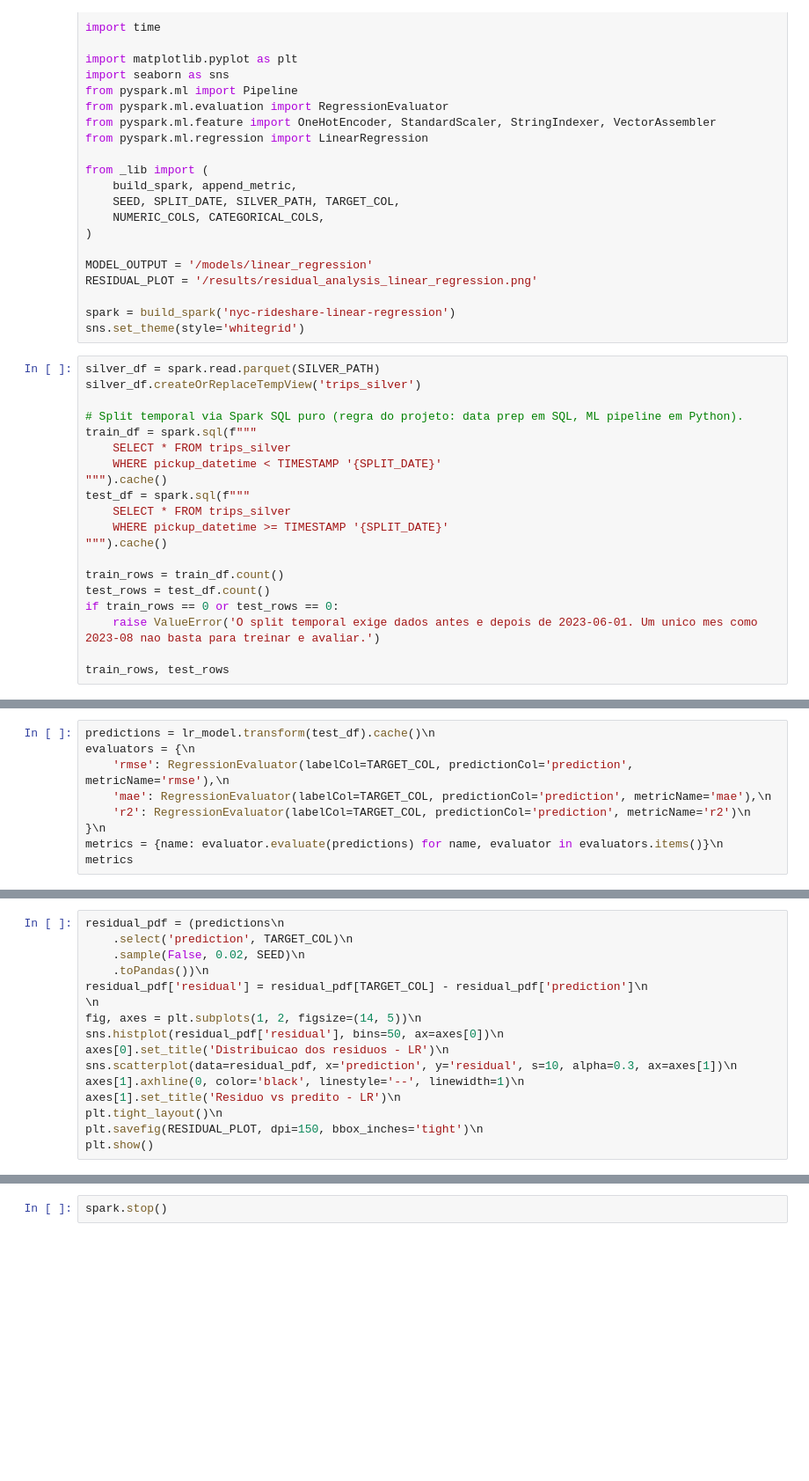
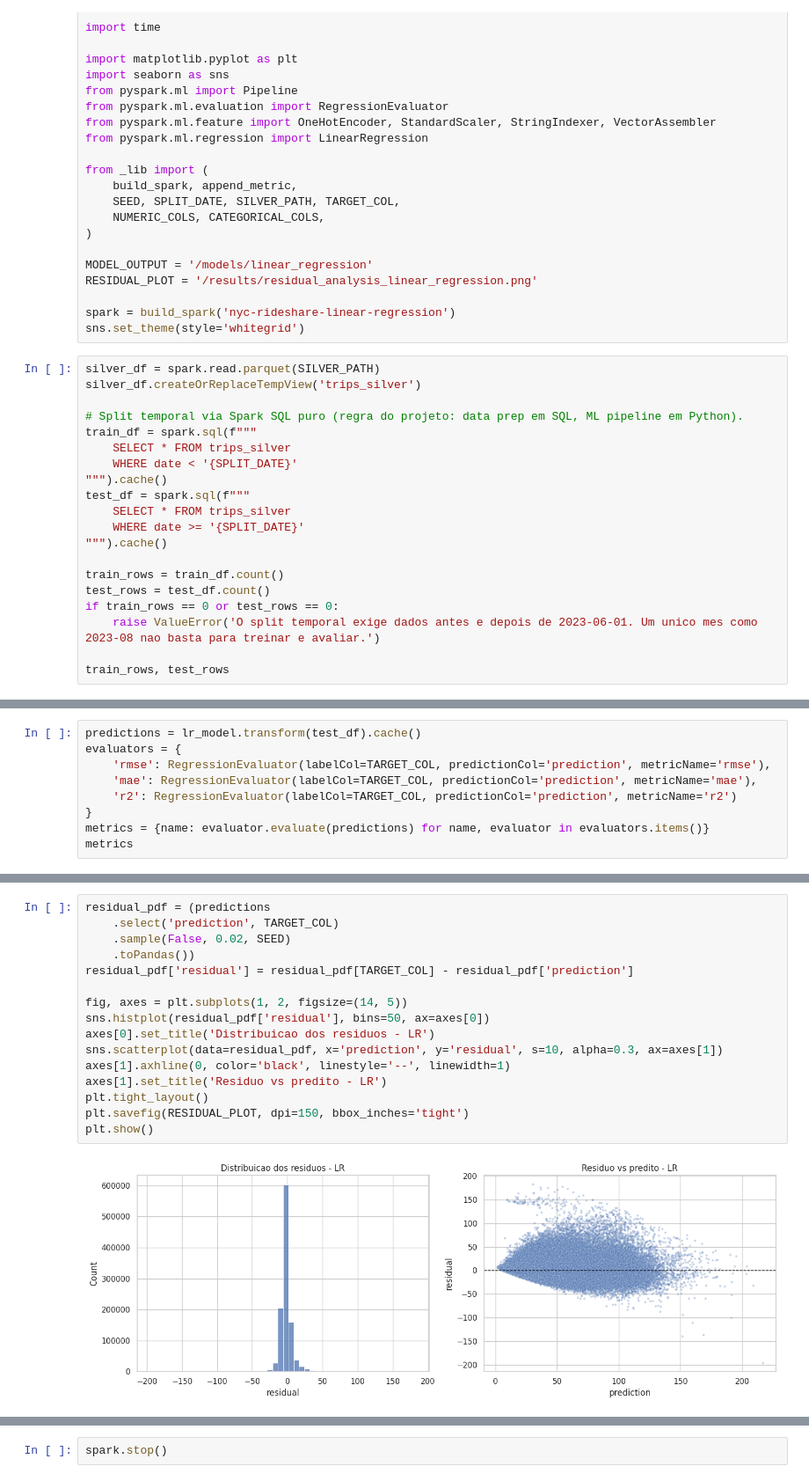
Before and after one commit to waizbart/nyc-rideshare-fare-prediction, a Jupyter notebook: notebooks/03_linear_regression.ipynb, the cells around one changed output, grey strips where cells are left out. Shown at 88% size. Saved outputs shown, nothing was run; the diff lists cells and outputs as text; blank space fills up the shorter version.

```diff
--- a/notebooks/03_linear_regression.ipynb
+++ b/notebooks/03_linear_regression.ipynb
@@ -33,11 +33,11 @@ silver_df.createOrReplaceTempView('trips_silver')
 # Split temporal via Spark SQL puro (regra do projeto: data prep em SQL, ML pipeline em Python).
 train_df = spark.sql(f"""
     SELECT * FROM trips_silver
-    WHERE pickup_datetime < TIMESTAMP '{SPLIT_DATE}'
+    WHERE date < '{SPLIT_DATE}'
 """).cache()
 test_df = spark.sql(f"""
     SELECT * FROM trips_silver
-    WHERE pickup_datetime >= TIMESTAMP '{SPLIT_DATE}'
+    WHERE date >= '{SPLIT_DATE}'
 """).cache()
 
 train_rows = train_df.count()
@@ -80,9 +84,9 @@ print(f'Modelo salvo em {MODEL_OUTPUT} | treino: {train_seconds:.2f}s')
 # %%
-predictions = lr_model.transform(test_df).cache()\n
-evaluators = {\n
-    'rmse': RegressionEvaluator(labelCol=TARGET_COL, predictionCol='prediction', metricName='rmse'),\n
-    'mae': RegressionEvaluator(labelCol=TARGET_COL, predictionCol='prediction', metricName='mae'),\n
-    'r2': RegressionEvaluator(labelCol=TARGET_COL, predictionCol='prediction', metricName='r2')\n
-}\n
-metrics = {name: evaluator.evaluate(predictions) for name, evaluator in evaluators.items()}\n
+predictions = lr_model.transform(test_df).cache()
+evaluators = {
+    'rmse': RegressionEvaluator(labelCol=TARGET_COL, predictionCol='prediction', metricName='rmse'),
+    'mae': RegressionEvaluator(labelCol=TARGET_COL, predictionCol='prediction', metricName='mae'),
+    'r2': RegressionEvaluator(labelCol=TARGET_COL, predictionCol='prediction', metricName='r2')
+}
+metrics = {name: evaluator.evaluate(predictions) for name, evaluator in evaluators.items()}
 metrics
@@ -118,19 +144,21 @@ ORDER BY distance_bucket\n
 # %%
-residual_pdf = (predictions\n
-    .select('prediction', TARGET_COL)\n
-    .sample(False, 0.02, SEED)\n
-    .toPandas())\n
-residual_pdf['residual'] = residual_pdf[TARGET_COL] - residual_pdf['prediction']\n
-\n
-fig, axes = plt.subplots(1, 2, figsize=(14, 5))\n
-sns.histplot(residual_pdf['residual'], bins=50, ax=axes[0])\n
-axes[0].set_title('Distribuicao dos residuos - LR')\n
-sns.scatterplot(data=residual_pdf, x='prediction', y='residual', s=10, alpha=0.3, ax=axes[1])\n
-axes[1].axhline(0, color='black', linestyle='--', linewidth=1)\n
-axes[1].set_title('Residuo vs predito - LR')\n
-plt.tight_layout()\n
-plt.savefig(RESIDUAL_PLOT, dpi=150, bbox_inches='tight')\n
+residual_pdf = (predictions
+    .select('prediction', TARGET_COL)
+    .sample(False, 0.02, SEED)
+    .toPandas())
+residual_pdf['residual'] = residual_pdf[TARGET_COL] - residual_pdf['prediction']
+
+fig, axes = plt.subplots(1, 2, figsize=(14, 5))
+sns.histplot(residual_pdf['residual'], bins=50, ax=axes[0])
+axes[0].set_title('Distribuicao dos residuos - LR')
+sns.scatterplot(data=residual_pdf, x='prediction', y='residual', s=10, alpha=0.3, ax=axes[1])
+axes[1].axhline(0, color='black', linestyle='--', linewidth=1)
+axes[1].set_title('Residuo vs predito - LR')
+plt.tight_layout()
+plt.savefig(RESIDUAL_PLOT, dpi=150, bbox_inches='tight')
 plt.show()
+# %% [output]
+[figure, added]
 # %%
 results_df = append_metric(
     model='linear_regression',
```
Also changed, not shown: parts of 6 cells of this notebook, 12 other files.
